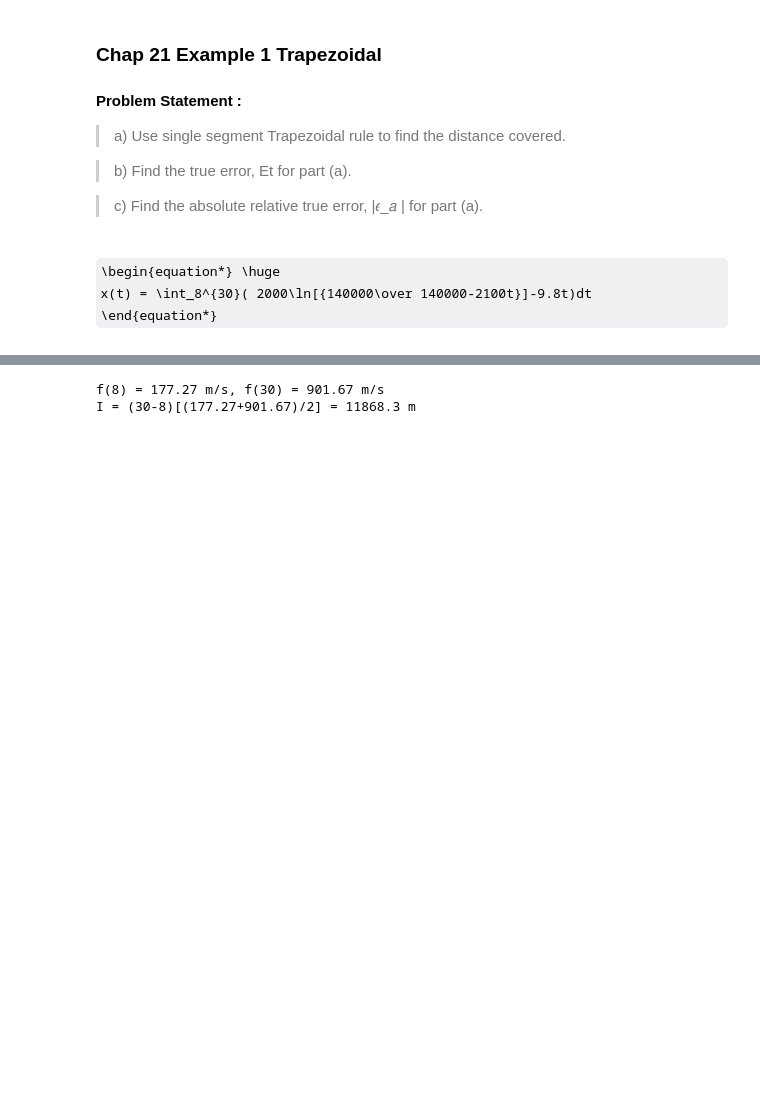
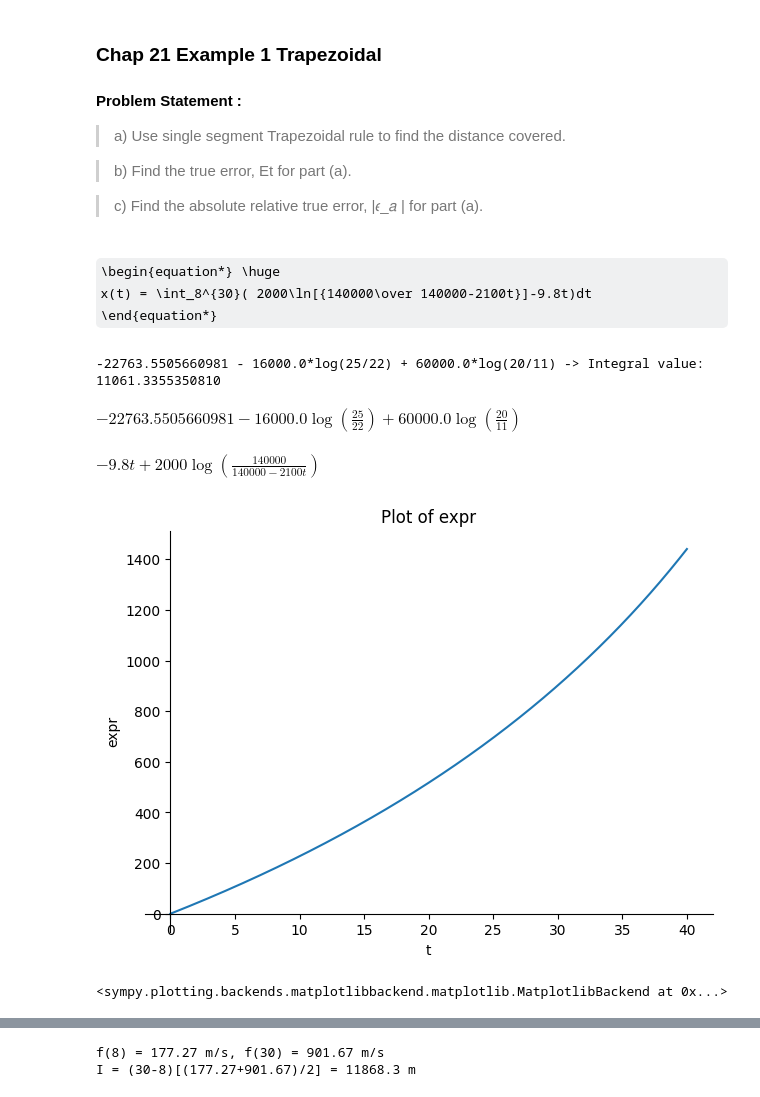
Before and after one commit to drmksong/numana_nb_2025, a Jupyter notebook: lect_08_integ.ipynb, the cells around one changed output, grey strips where cells are left out. Saved outputs shown, nothing was run; the diff lists cells and outputs as text; code cells hidden in the pictures; some formulas as TeX source; blank space fills up the shorter version.

```diff
--- a/lect_08_integ.ipynb
+++ b/lect_08_integ.ipynb
@@ -44,3 +44,18 @@ Latex(""" \\begin{equation*} \\huge
 \begin{equation*} \huge
       x(t) = \int_8^{30}( 2000\ln[{140000\over 140000-2100t}]-9.8t)dt
       \end{equation*}
+# %%
+t = sym.Symbol('t')
+expr = 2000 * sym.ln(140000 / (140000 - 2100 * t)) - 9.8 * t
+integral = sym.integrate(expr, (t, 8, 30))
+
+integral_value = integral.evalf()
+print(f'{integral} -> Integral value: {integral_value}')
+integral
+# %% [output]
+-22763.5505660981 - 16000.0*log(25/22) + 60000.0*log(20/11) -> Integral value: 11061.3355350810
+$\displaystyle -22763.5505660981 - 16000.0 \log{\left(\frac{25}{22} \right)} + 60000.0 \log{\left(\frac{20}{11} \right)}$
+# %%
+expr
+# %% [output]
+$\displaystyle - 9.8 t + 2000 \log{\left(\frac{140000}{140000 - 2100 t} \right)}$
@@ -47,3 +85,10 @@ Latex(""" \\begin{equation*} \\huge
+# %%
+from sympy.plotting import plot
+
+plot(expr, (t, 0, 40), title="Plot of expr", xlabel="t", ylabel="expr")
+# %% [output]
+[figure, added]
+<sympy.plotting.backends.matplotlibbackend.matplotlib.MatplotlibBackend at 0x...>
 # %%
 def func(t):
     return 2000*math.log(140000/(140000-2100*t))-9.8*t
```
Also changed, not shown: parts of 4 cells of this notebook.
